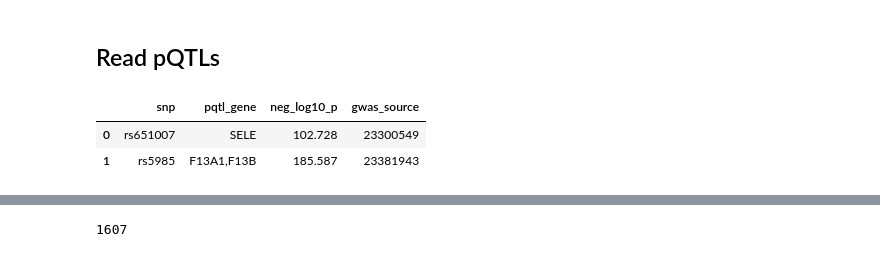
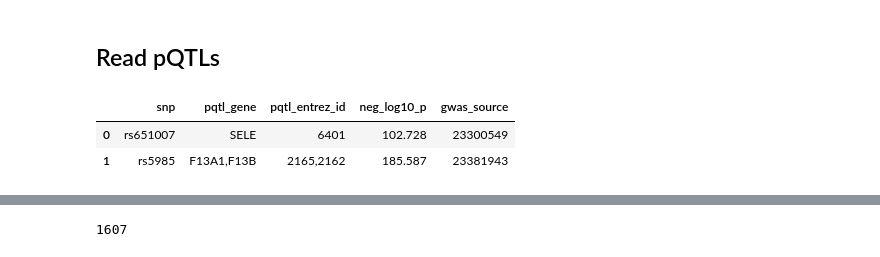
Before and after one commit to greenelab/connectivity-search-analyses, a Jupyter notebook: data/pqtl/01.pqtl-stats.ipynb, the cells around one changed output, grey strips where cells are left out. Cells and saved outputs as stored; diff of their text form; code cells hidden in the pictures.

```diff
--- a/data/pqtl/01.pqtl-stats.ipynb
+++ b/data/pqtl/01.pqtl-stats.ipynb
@@ -88,12 +88,12 @@ quantile_df.tail(2)
 # %% [markdown]
 ## Read pQTLs
 # %%
-pqtl_df = pandas.read_table('data/pqtl/pqtl.tsv')
+pqtl_df = pandas.read_table('pqtl.tsv')
 pqtl_df.head(2)
 # %% [output]
-|  | snp | pqtl_gene | neg_log10_p | gwas_source |
-| 0 | rs651007 | SELE | 102.728 | 23300549 |
-| 1 | rs5985 | F13A1,F13B | 185.587 | 23381943 |
+|  | snp | pqtl_gene | pqtl_entrez_id | neg_log10_p | gwas_source |
+| 0 | rs651007 | SELE | 6401 | 102.728 | 23300549 |
+| 1 | rs5985 | F13A1,F13B | 2165,2162 | 185.587 | 23381943 |
 # %%
 pqtl_locus_df = pqtl_df.merge(locus_df)
 pqtl_locus_df.head()
```
Also changed, not shown: parts of 3 cells of this notebook.
